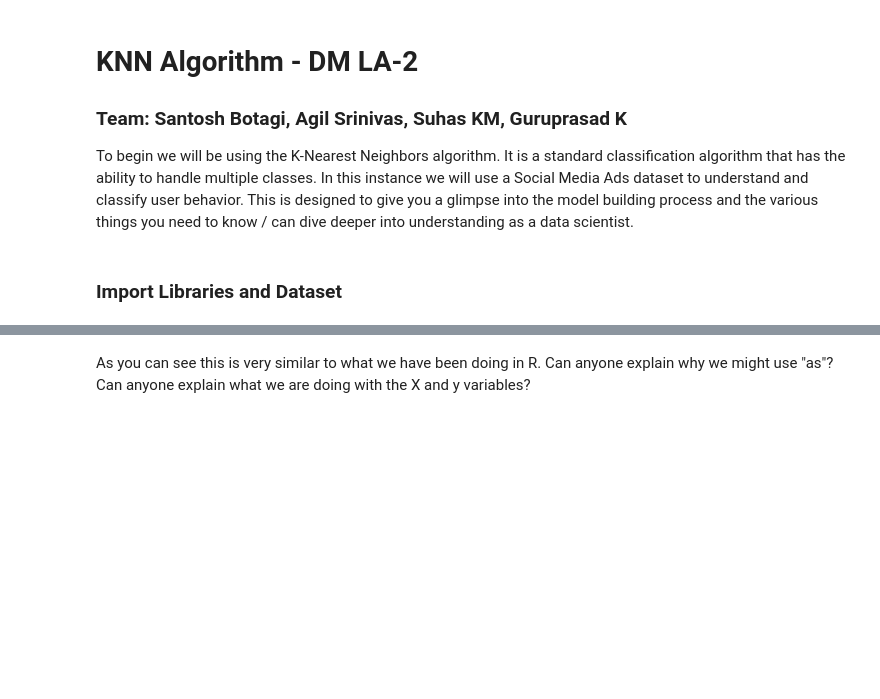
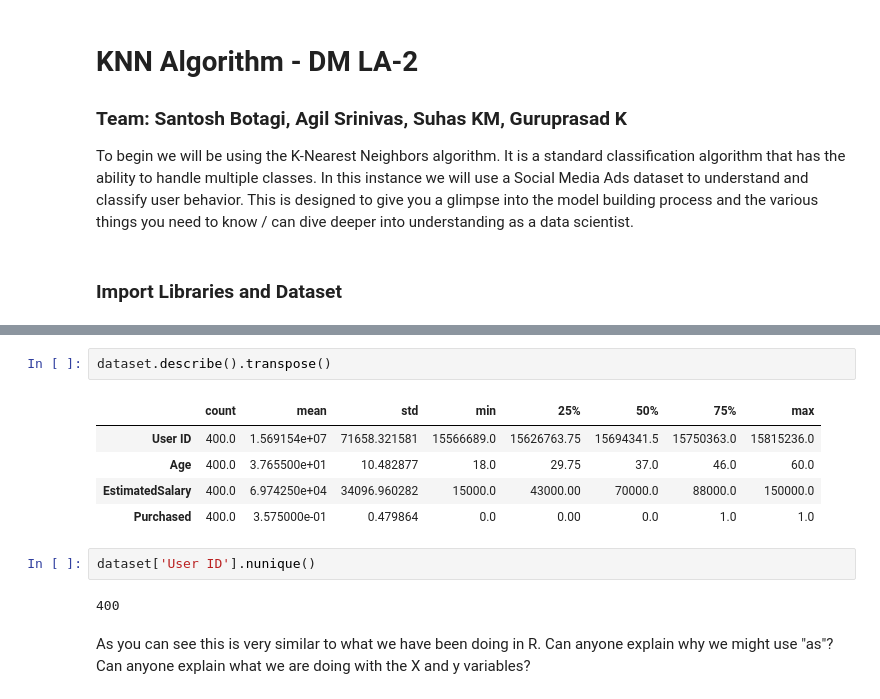
Before and after one commit to muttureddy/DM-LA2, a Jupyter notebook: KNN_algo.ipynb, the cells around one changed output, grey strips where cells are left out. Cells and saved outputs as stored; diff of their text form; blank space fills up the shorter version.

```diff
--- a/KNN_algo.ipynb
+++ b/KNN_algo.ipynb
@@ -28,3 +52,15 @@ dataset.head()
+# %%
+dataset.describe().transpose()
+# %% [output]
+|  | count | mean | std | min | 25% | 50% | 75% | max |
+| User ID | 400.0 | 1.569154e+07 | 71658.321581 | 15566689.0 | 15626763.75 | 15694341.5 | 15750363.0 | 15815236.0 |
+| Age | 400.0 | 3.765500e+01 | 10.482877 | 18.0 | 29.75 | 37.0 | 46.0 | 60.0 |
+| EstimatedSalary | 400.0 | 6.974250e+04 | 34096.960282 | 15000.0 | 43000.00 | 70000.0 | 88000.0 | 150000.0 |
+| Purchased | 400.0 | 3.575000e-01 | 0.479864 | 0.0 | 0.00 | 0.0 | 1.0 | 1.0 |
+# %%
+dataset['User ID'].nunique()
+# %% [output]
+400
 # %% [markdown]
 As you can see this is very similar to what we have been doing in R. Can anyone explain why we might use "as"? Can anyone explain what we are doing with the X and y variables?
 # %% [markdown]
```
Also changed, not shown: parts of 4 cells of this notebook.
